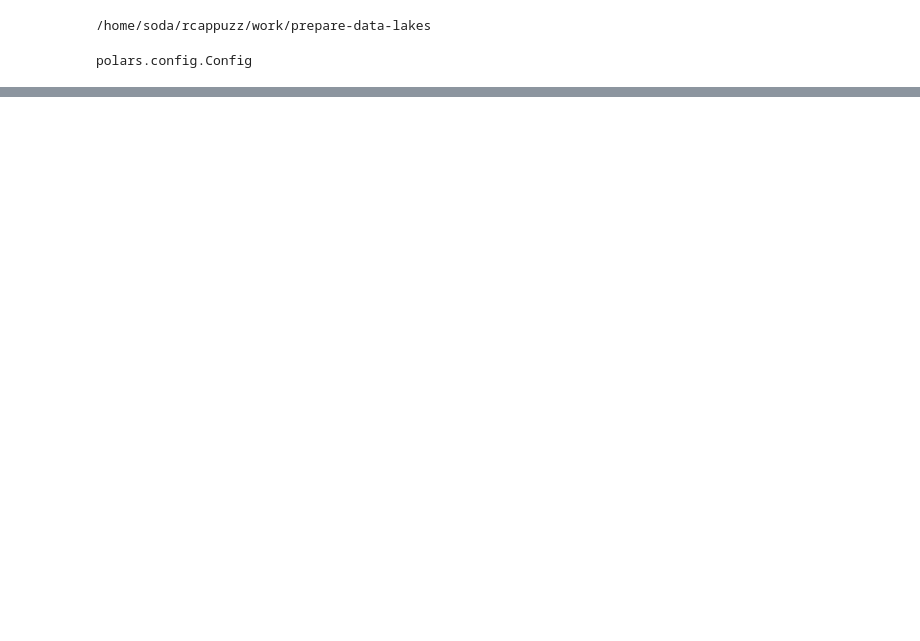
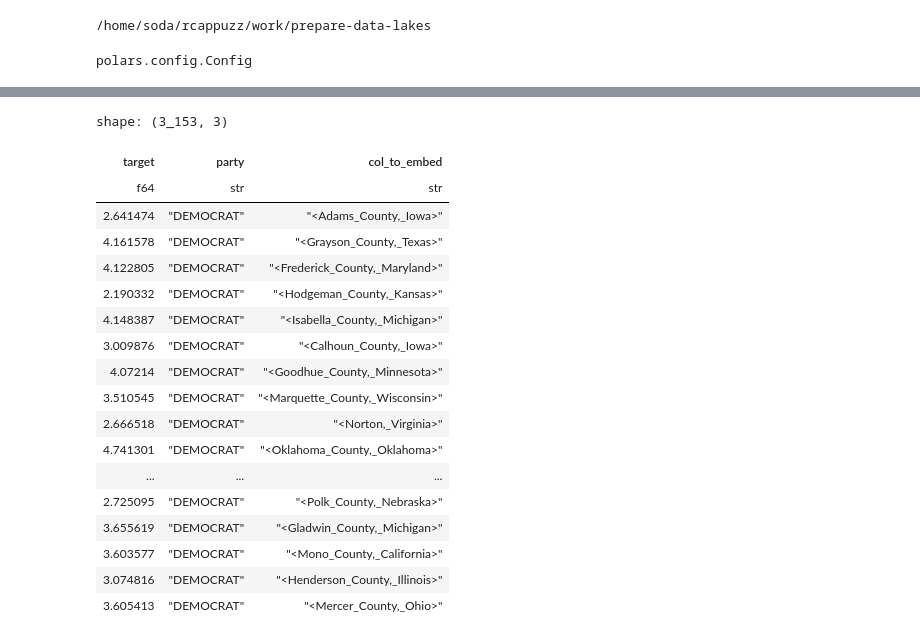
Before and after one commit to rcap107/YADL, a Jupyter notebook: notebooks/Refactor YADL preparation.ipynb, the cells around one changed output, grey strips where cells are left out. Drawn from its saved outputs; the diff is of its cells as text; code cells hidden in the pictures; blank space fills up the shorter version.

```diff
--- a/notebooks/Refactor YADL preparation.ipynb
+++ b/notebooks/Refactor YADL preparation.ipynb
@@ -78,0 +265,22 @@ shape: (1_015, 5)
+# %%
+df_elections.unique("col_to_embed")
+# %% [output]
+shape: (3_153, 3)
+| target | party | col_to_embed |
+| f64 | str | str |
+| 2.641474 | "DEMOCRAT" | "<Adams_County,_Iowa>" |
+| 4.161578 | "DEMOCRAT" | "<Grayson_County,_Texas>" |
+| 4.122805 | "DEMOCRAT" | "<Frederick_County,_Maryland>" |
+| 2.190332 | "DEMOCRAT" | "<Hodgeman_County,_Kansas>" |
+| 4.148387 | "DEMOCRAT" | "<Isabella_County,_Michigan>" |
+| 3.009876 | "DEMOCRAT" | "<Calhoun_County,_Iowa>" |
+| 4.07214 | "DEMOCRAT" | "<Goodhue_County,_Minnesota>" |
+| 3.510545 | "DEMOCRAT" | "<Marquette_County,_Wisconsin>" |
+| 2.666518 | "DEMOCRAT" | "<Norton,_Virginia>" |
+| 4.741301 | "DEMOCRAT" | "<Oklahoma_County,_Oklahoma>" |
+| ... | ... | ... |
+| 2.725095 | "DEMOCRAT" | "<Polk_County,_Nebraska>" |
+| 3.655619 | "DEMOCRAT" | "<Gladwin_County,_Michigan>" |
+| 3.603577 | "DEMOCRAT" | "<Mono_County,_California>" |
+| 3.074816 | "DEMOCRAT" | "<Henderson_County,_Illinois>" |
+| 3.605413 | "DEMOCRAT" | "<Mercer_County,_Ohio>" |
```
Also changed, not shown: parts of 34 cells of this notebook, 2 other files.
